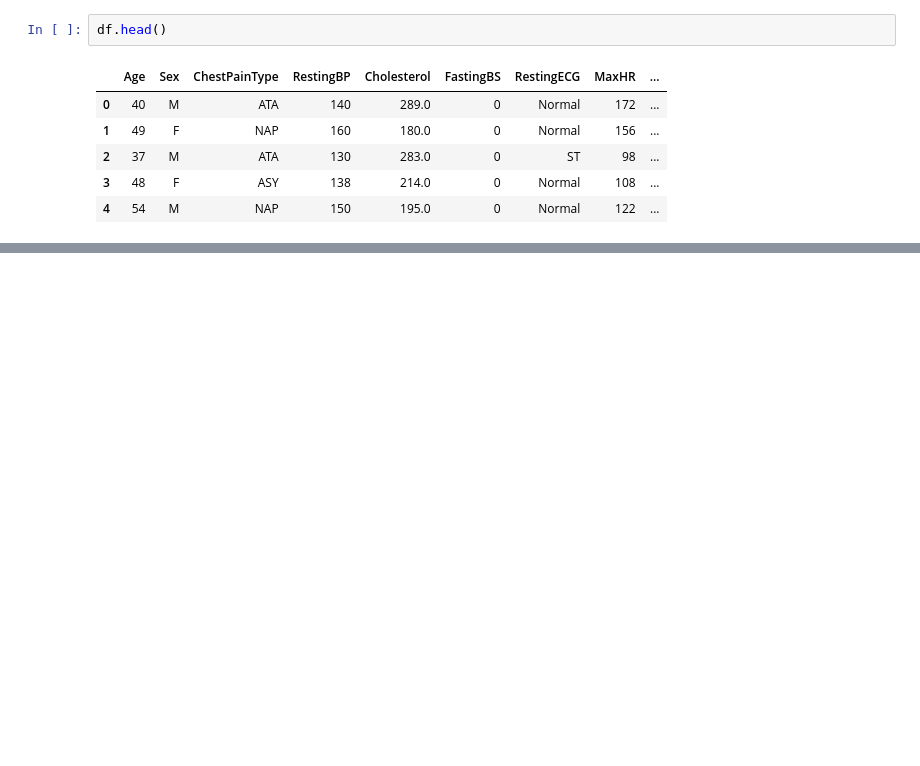
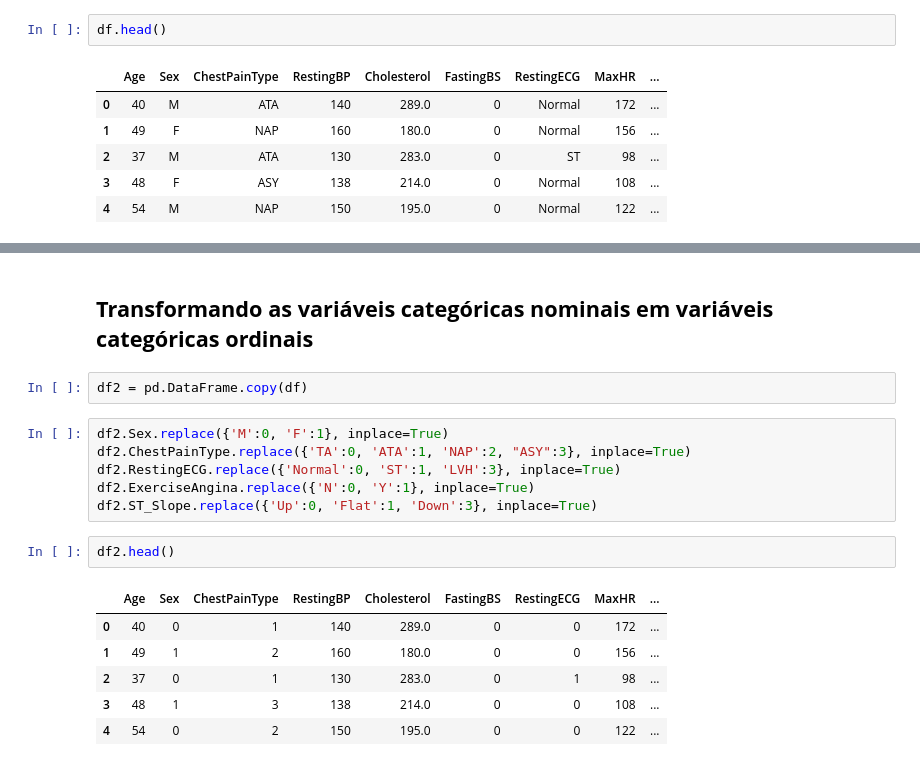
Before and after one commit to mateus-neres/Machine_Learning_com_Python, a Jupyter notebook: Aula_38_a_65.ipynb, the cells around one changed output, grey strips where cells are left out. Drawn from its saved outputs; the diff is of its cells as text; blank space fills up the shorter version.

```diff
--- a/Aula_38_a_65.ipynb
+++ b/Aula_38_a_65.ipynb
@@ -42,0 +49,19 @@ df.head(10)
+# %% [markdown]
+## **Transformando as variáveis categóricas nominais em variáveis categóricas ordinais**
+# %%
+df2 = pd.DataFrame.copy(df)
+# %%
+df2.Sex.replace({'M':0, 'F':1}, inplace=True)
+df2.ChestPainType.replace({'TA':0, 'ATA':1, 'NAP':2, "ASY":3}, inplace=True)
+df2.RestingECG.replace({'Normal':0, 'ST':1, 'LVH':3}, inplace=True)
+df2.ExerciseAngina.replace({'N':0, 'Y':1}, inplace=True)
+df2.ST_Slope.replace({'Up':0, 'Flat':1, 'Down':3}, inplace=True)
+# %%
+df2.head()
+# %% [output]
+|  | Age | Sex | ChestPainType | RestingBP | Cholesterol | FastingBS | RestingECG | MaxHR | ... |
+| 0 | 40 | 0 | 1 | 140 | 289.0 | 0 | 0 | 172 | ... |
+| 1 | 49 | 1 | 2 | 160 | 180.0 | 0 | 0 | 156 | ... |
+| 2 | 37 | 0 | 1 | 130 | 283.0 | 0 | 1 | 98 | ... |
+| 3 | 48 | 1 | 3 | 138 | 214.0 | 0 | 0 | 108 | ... |
+| 4 | 54 | 0 | 2 | 150 | 195.0 | 0 | 0 | 122 | ... |
```
Also changed, not shown: parts of 27 cells of this notebook.
